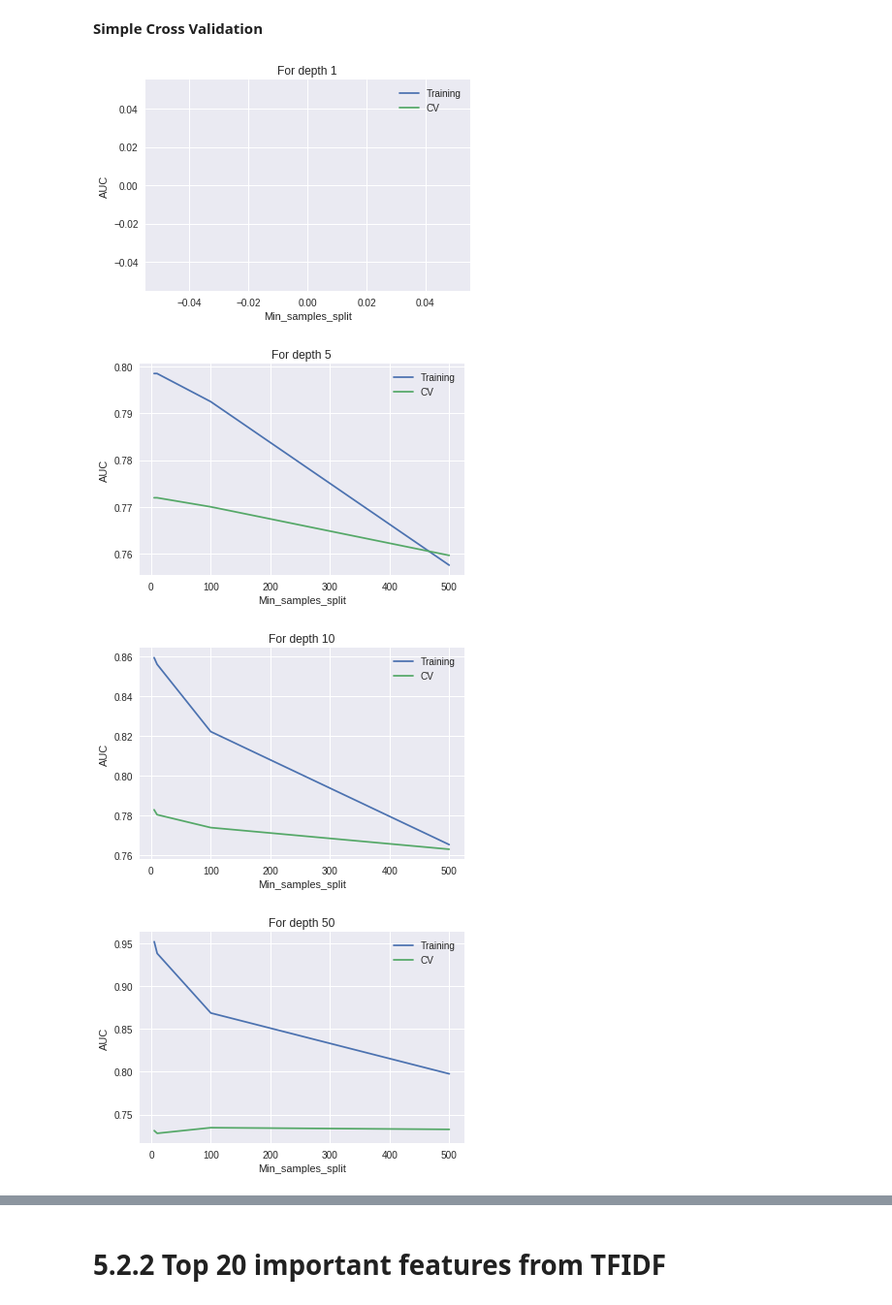
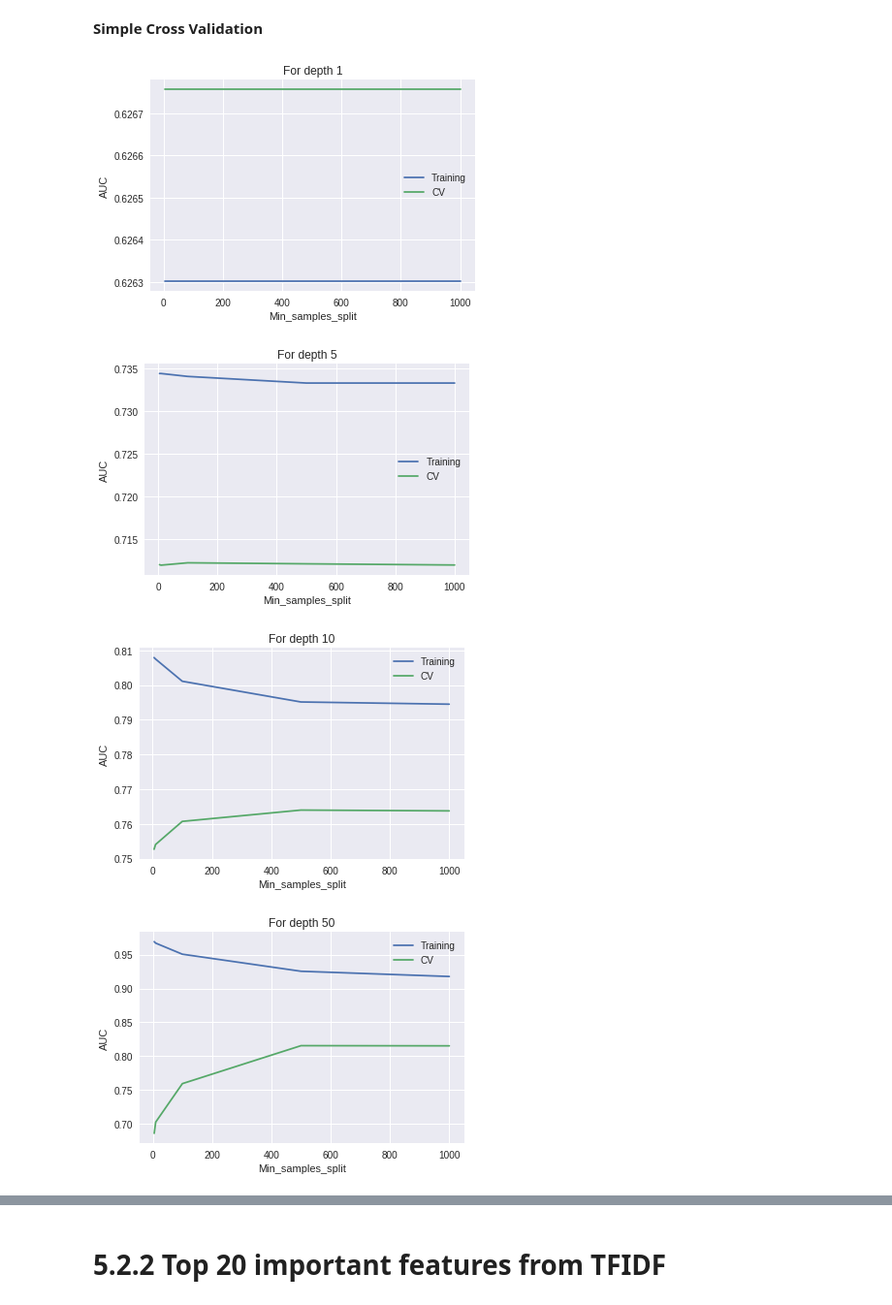
Before and after one commit to mitesh98/Amazon-Fine-Food-Review, a Jupyter notebook: DecisionTree.ipynb, the cells around one changed output, grey strips where cells are left out. Shown at 97% size. Cells and saved outputs as stored; diff of their text form; code cells hidden in the pictures.

```diff
--- a/DecisionTree.ipynb
+++ b/DecisionTree.ipynb
@@ -307,8 +306,10 @@ cv_bows=count_vector.transform(cv_data)
 # 4.2 TFIDF
 # %%
 tfidf_vector=TfidfVectorizer()
-train_tfidf=tfidf_vector.fit_transform(train_data)
+tfidf_vector.fit(train_data)
+train_tfidf=tfidf_vector.transform(train_data)
 cv_tfidf=tfidf_vector.transform(cv_data)
+test_tfidf=tfidf_vector.transform(test_data)
 # %% [markdown]
 # 4.3 Word2Vec
 # %%
@@ -544,13 +549,15 @@ test_bows=count_vectorizer.transform(test_data)
 # %%
-clf=DecisionTreeClassifier(criterion='gini',min_samples_split=100,max_depth=5)
-clf.fit(Train_bows,y_Train)
-y_pred=clf.predict(test_bows)
+clf=DecisionTreeClassifier(criterion='gini',min_samples_split=370,max_depth=50)
+clf.fit(train_bows,y_train)
+calibarator=CalibratedClassifierCV(clf,cv='prefit',method='sigmoid')
+calibarator.fit(train_bows,y_train)
+y_pred=calibarator.predict_proba(test_bows)
+auc=roc_auc_score(y_test,y_pred[:,1])
+
  #Drawing ROC curve
-fpr, tpr, thresholds = roc_curve(y_pred, y_test)
-roc_auc = auc(fpr, tpr)
-print(' AUC = ',metrics.auc(fpr, tpr))
+print(' AUC = ',auc)
 plt.figure()
-plt.plot(fpr, tpr, color='darkorange', lw=1, label='ROC curve (area = %0.2f)' % roc_auc)
+plt.plot(fpr, tpr, color='darkorange', lw=1, label='ROC curve (area = %0.2f)' % auc)
 plt.plot([0, 1], [0, 1], color='navy', lw=1, linestyle='--')
 plt.xlim([0.0, 1.0])
 plt.ylim([0.0, 1.05])
@@ -559,6 +566,4 @@ plt.ylabel('True Positive Rate')
 plt.title('Receiver operating characteristic')
 plt.legend(loc="lower right")
 plt.show()
-print("\n\n")
-print(metrics.classification_report(y_test,y_pred))
 # %% [output]
@@ -652,39 +686,44 @@ Image('tree.png',width=1000,height=500)
 # %% [markdown]
 # [5.2] Applying Decision Trees on TFIDF,
 # %%
-Depth=[1, 5, 10, 50, 100, 500, 1000]
-Min_samples_split=[5, 10, 100, 500]
+Depth=[1, 5, 10, 50, 100, 500]
+Min_samples_split=[5, 10, 100, 500,1000]
 # %% [markdown]
 **Simple Cross Validation**
 # %%
 for d in Depth:
   AUC_training=[]
   AUC_cv=[]
   for m in Min_samples_split:
     clf=DecisionTreeClassifier(criterion='gini',min_samples_split=m,max_depth=d)
-    clf.fit(train_tfidf,y_train)
+    #clf.fit(train_tfidf,y_train)
+    calibarator=CalibratedClassifierCV(clf,cv=3,method='sigmoid')
+    calibarator.fit(train_tfidf,y_train)
 
     #Training Data
-    y_predict_train=clf.predict(train_tfidf)
-    fpr,tpr,thresholds=roc_curve(y_predict_train,y_train)
-    AUC_training.append(metrics.auc(fpr,tpr))
+    y_predict_training=calibarator.predict_proba(train_tfidf)
+    auc=roc_auc_score(y_train,y_predict_training[:,1])
+    AUC_training.append(auc)
 
     #CV Curve
-    y_predict_cv=clf.predict(cv_tfidf)
-    fpr, tpr, thresholds = roc_curve(y_predict_cv, y_cv)
-    AUC_cv.append(metrics.auc(fpr, tpr))
+    clf.fit(train_tfidf,y_train)
+    calibarator=CalibratedClassifierCV(clf,cv='prefit',method='sigmoid')
+    calibarator.fit(train_tfidf,y_train)
+    y_predict_cv=calibarator.predict_proba(cv_tfidf)
+    auc=roc_auc_score(y_cv,y_predict_cv[:,1])
+    AUC_cv.append(auc)
 
   #Plotting Graph
 
   plt.plot(Min_samples_split,AUC_training,label='Training')
   plt.plot(Min_samples_split,AUC_cv,label="CV")
   plt.ylabel('AUC')
   plt.xlabel('Min_samples_split')
   plt.title('For depth %d'%d)
   plt.legend()
   plt.show()
 # %% [output]
-[figure, old version]
+[figure, new version]
-[figure, old version]
+[figure, new version]
-[figure, old version]
+[figure, new version]
-[figure, old version]
+[figure, new version]
```
Also changed, not shown: parts of 36 cells of this notebook.
